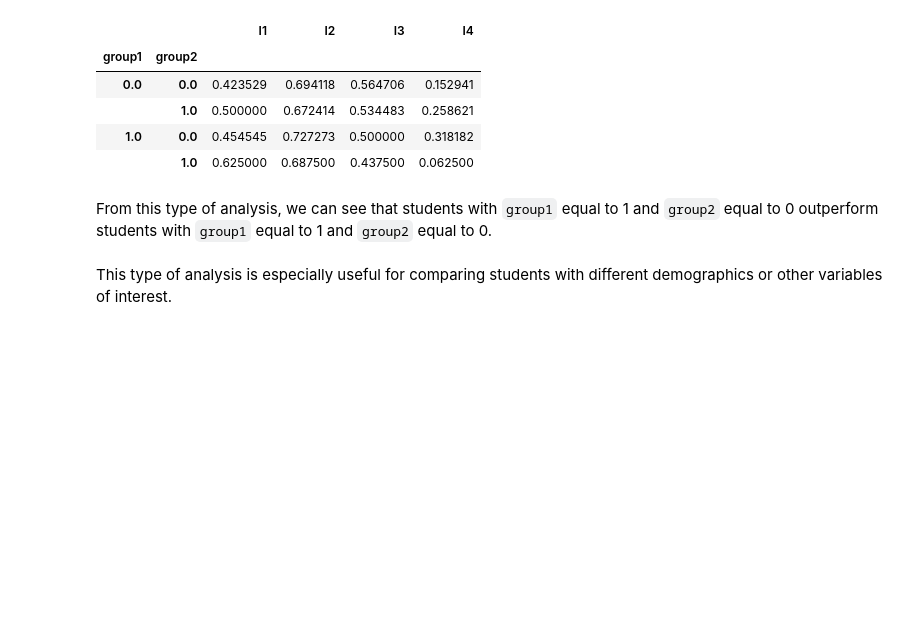
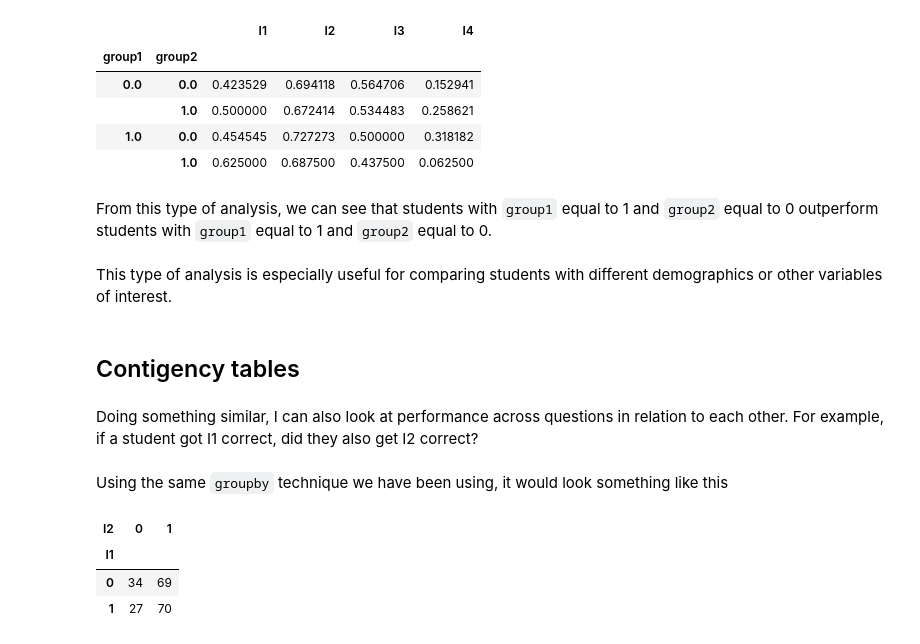
Before and after one commit to gphaser/Python-Intro, a Jupyter notebook: Question data.ipynb, the cells around one changed output. Cells and saved outputs as stored; diff of their text form; code cells hidden in the pictures; blank space fills up the shorter version.

```diff
--- a/Question data.ipynb
+++ b/Question data.ipynb
@@ -557,3 +575,16 @@ Now we let's look at the performance on each question split by `group1` and `gro
 From this type of analysis, we can see that students with `group1` equal to 1 and `group2` equal to 0 outperform students with `group1` equal to 1 and `group2` equal to 0.
 # %% [markdown]
 This type of analysis is especially useful for comparing students with different demographics or other variables of interest.
+# %% [markdown]
+## Contigency tables
+# %% [markdown]
+Doing something similar, I can also look at performance across questions in relation to each other. For example, if a student got I1 correct, did they also get I2 correct?
+# %% [markdown]
+Using the same `groupby` technique we have been using, it would look something like this
+# %%
+am_datam.groupby(['I1', 'I2']).size().unstack(fill_value=0)
+# %% [output]
+| I2 | 0 | 1 |
+| I1 |  |  |
+| 0 | 34 | 69 |
+| 1 | 27 | 70 |
```
Also changed, not shown: parts of 22 cells of this notebook.
